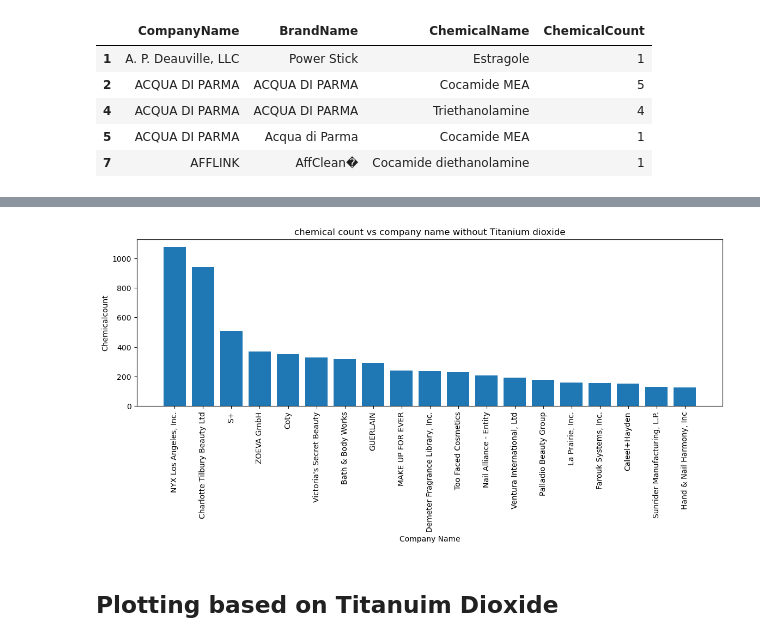
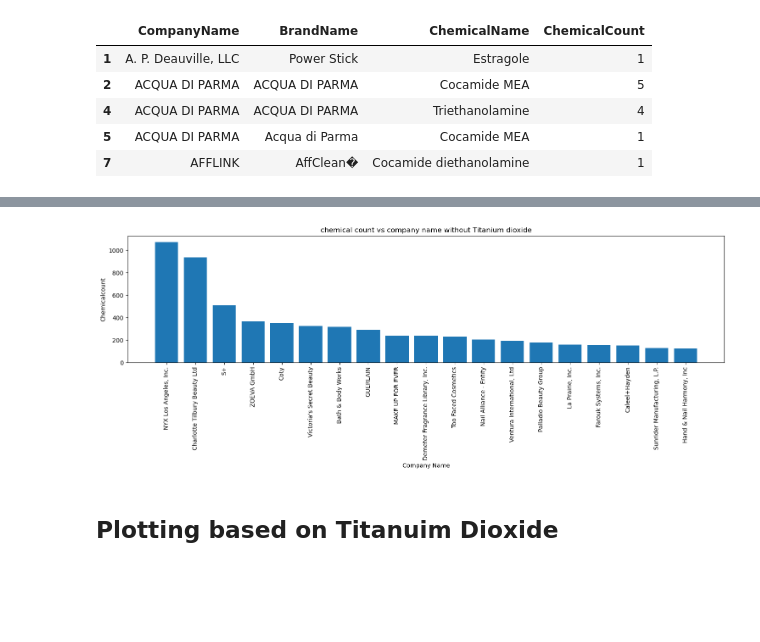
Before and after one commit to Nova8F/Project_1.0, a Jupyter notebook: MA_project1group1.ipynb, the cells around one changed output, grey strips where cells are left out. Drawn from its saved outputs; the diff is of its cells as text; code cells hidden in the pictures; blank space fills up the shorter version.

```diff
--- a/MA_project1group1.ipynb
+++ b/MA_project1group1.ipynb
@@ -313,21 +312,20 @@ rmv_titanuim
 | 3638 | Sunrider Manufacturing, L.P. | Kandesn | Silica, crystalline (airborne par... | 129 |
 | 1630 | Hand & Nail Harmony, Inc | Gelish | Silica, crystalline (airborne par... | 125 |
 # %%
-plt.figure(figsize=(12,4))
+plt.figure(figsize=(15,6))
 
 plt.bar(rmv_titanuim["CompanyName"], rmv_titanuim["ChemicalCount"])
 
 plt.xlabel('Company Name')
 plt.ylabel('Chemicalcount')
 plt.title('chemical count vs company name without Titanium dioxide')
-# plt.xlim(-0.25, len(companies_over_1035))
-# plt.ylim(0, max(rain_df["Inches"])+10)
+plt.xticks(rotation=90)
 plt.tight_layout()
 plt.savefig("MA graphs\MA_graphs2.png")
-plt.xticks(rotation=90)
+
 plt.show()
 # %% [output]
-[figure, old version]
+[figure, new version]
 # %% [markdown]
 ## Plotting based on Titanuim Dioxide
 # %%
```
Also changed, not shown: parts of 8 cells of this notebook, 2 other files.
